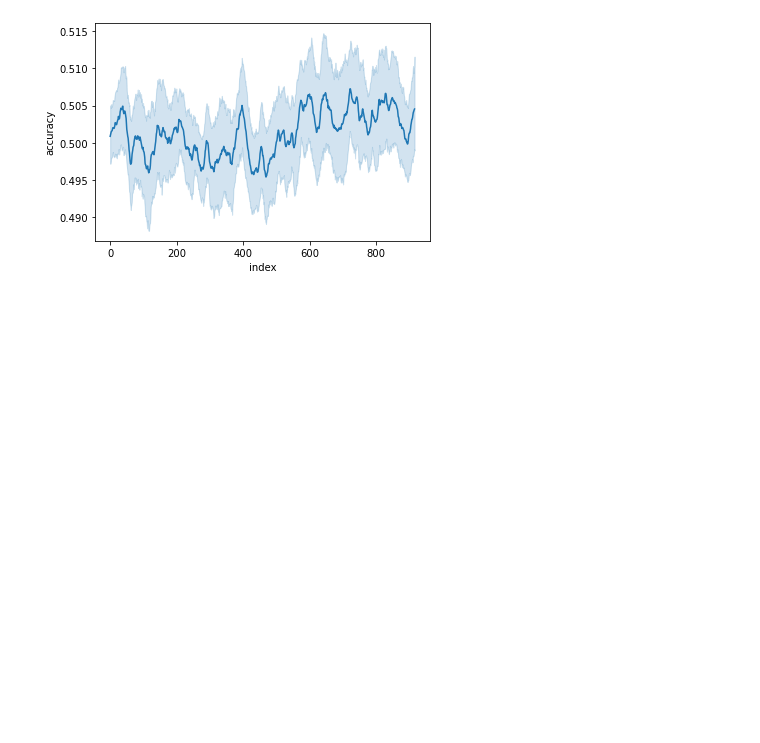
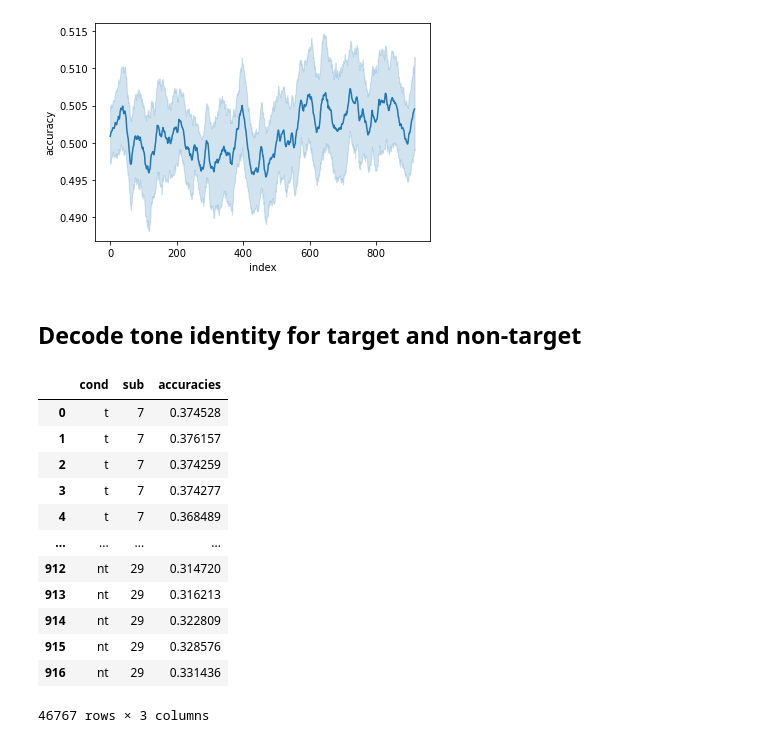
Before and after one commit to letitiayhho/tone-target-monitoring-2, a Jupyter notebook: analysis/decoder_results.ipynb, the cells around one changed output. Drawn from its saved outputs; the diff is of its cells as text; code cells hidden in the pictures; blank space fills up the shorter version.

```diff
--- a/analysis/decoder_results.ipynb
+++ b/analysis/decoder_results.ipynb
@@ -106,3 +106,37 @@ sns.lineplot(data = df_sns, x = "index", y = "accuracy")
 # %% [output]
 <AxesSubplot:xlabel='index', ylabel='accuracy'>
 [figure]
+# %% [markdown]
+## Decode tone identity for target and non-target
+# %%
+root = Path('../data/bids/derivatives/decoding/')
+df = pd.DataFrame()
+for file in root.rglob("*/*tone*"):
+    if 'nontarget' in file.name:
+        cond = 'nt'
+    elif 'target' in file.name:
+        cond = 't'
+    sub = re.findall('sub-(\d{1,2})', file.name)[0]
+    d = np.load(file)
+    data_dict = {
+                 'cond': [cond]*917,
+                 'sub': [sub]*917,
+                 'accuracies': d,
+                }
+    sub_df = pd.DataFrame.from_dict(data_dict)
+    df = pd.concat([df, sub_df], ignore_index = False)
+df
+# %% [output]
+|  | cond | sub | accuracies |
+| 0 | t | 7 | 0.374528 |
+| 1 | t | 7 | 0.376157 |
+| 2 | t | 7 | 0.374259 |
+| 3 | t | 7 | 0.374277 |
+| 4 | t | 7 | 0.368489 |
+| ... | ... | ... | ... |
+| 912 | nt | 29 | 0.314720 |
+| 913 | nt | 29 | 0.316213 |
+| 914 | nt | 29 | 0.322809 |
+| 915 | nt | 29 | 0.328576 |
+| 916 | nt | 29 | 0.331436 |
+46767 rows × 3 columns
```
Also changed, not shown: parts of 5 cells of this notebook, 2 other files.
